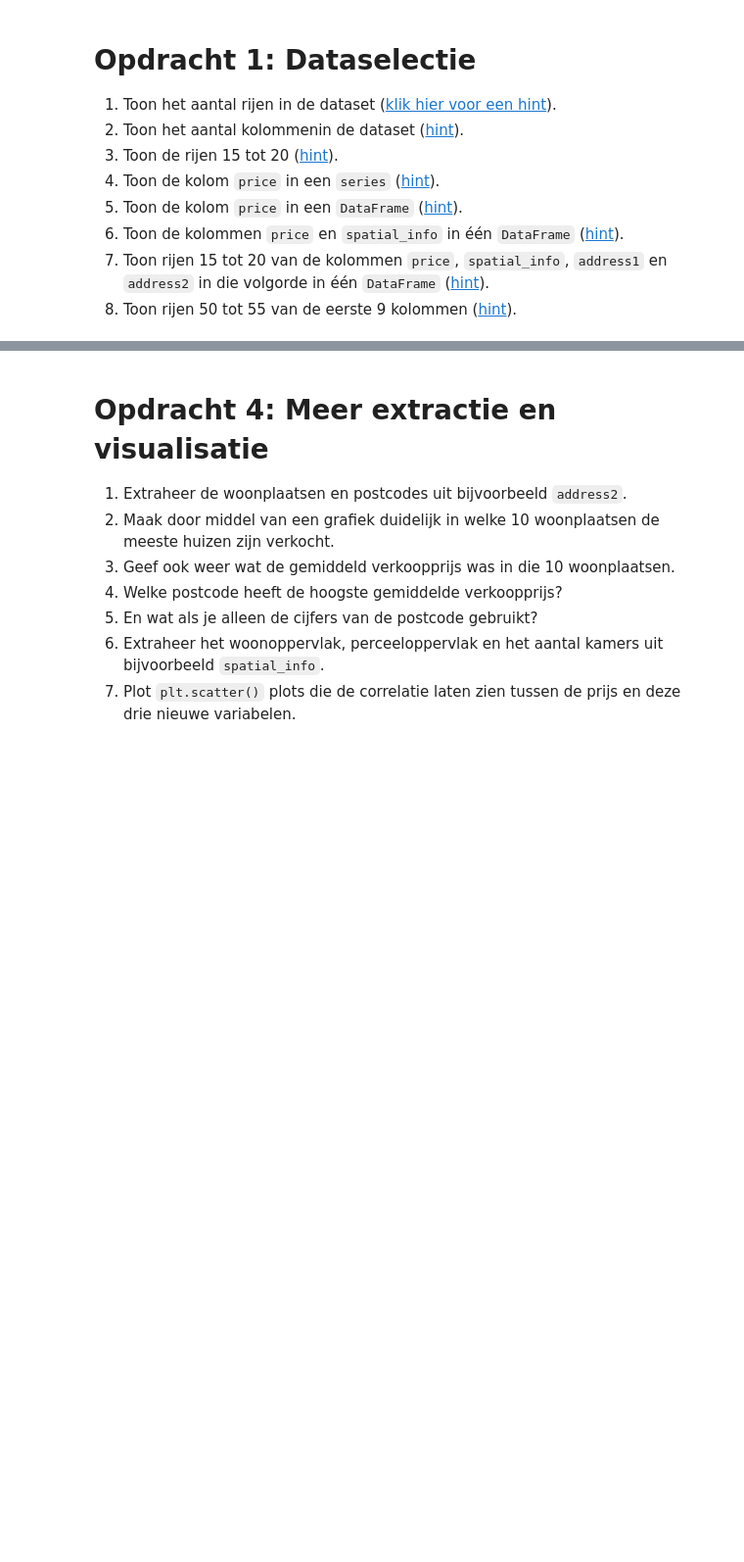
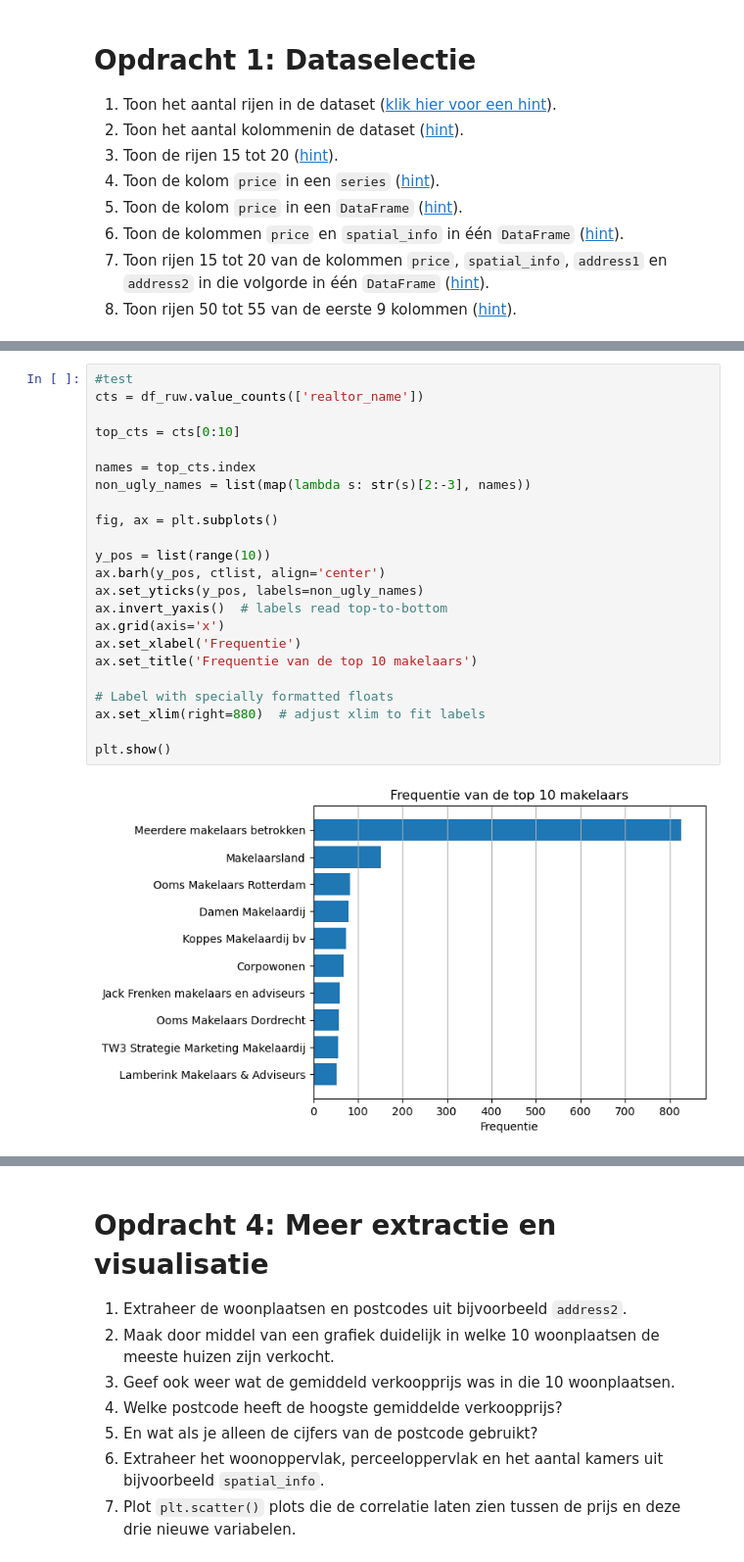
Before and after one commit to elvissomers/Mini-opdrachten-data, a Jupyter notebook: Mini-opdrachten data.ipynb, the cells around one changed output, grey strips where cells are left out. Shown at 98% size. Drawn from its saved outputs; the diff is of its cells as text; blank space fills up the shorter version.

```diff
--- a/Mini-opdrachten data.ipynb
+++ b/Mini-opdrachten data.ipynb
@@ -47,0 +158,25 @@ df_ruw.head()
+# %%
+#test
+cts = df_ruw.value_counts(['realtor_name'])
+
+top_cts = cts[0:10]
+
+names = top_cts.index
+non_ugly_names = list(map(lambda s: str(s)[2:-3], names))
+
+fig, ax = plt.subplots()
+
+y_pos = list(range(10))
+ax.barh(y_pos, ctlist, align='center')
+ax.set_yticks(y_pos, labels=non_ugly_names)
+ax.invert_yaxis()  # labels read top-to-bottom
+ax.grid(axis='x')
+ax.set_xlabel('Frequentie')
+ax.set_title('Frequentie van de top 10 makelaars')
+
+# Label with specially formatted floats
+ax.set_xlim(right=880)  # adjust xlim to fit labels
+
+plt.show()
+# %% [output]
+[figure, added]
```
Also changed, not shown: parts of 24 cells of this notebook, 1 other file.
